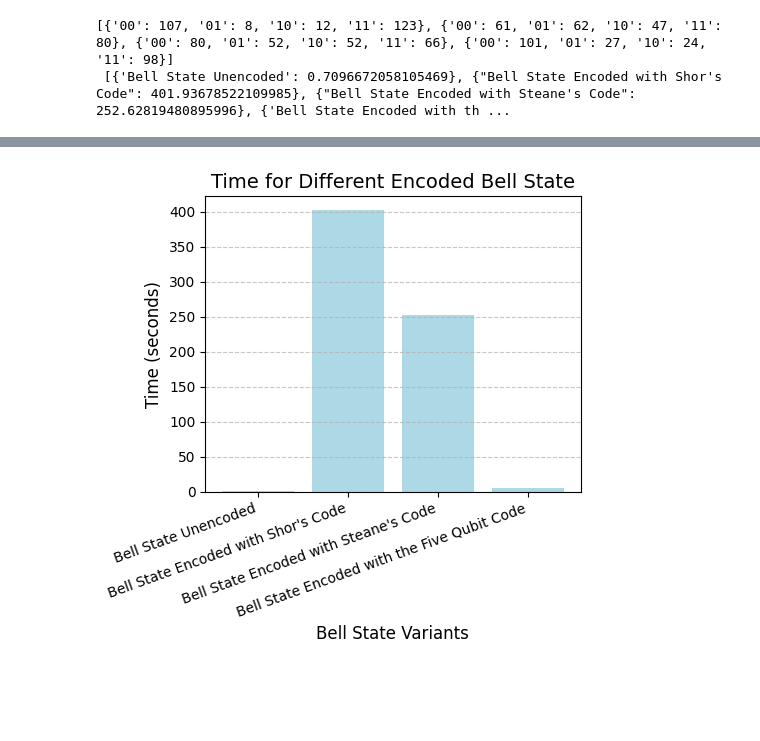
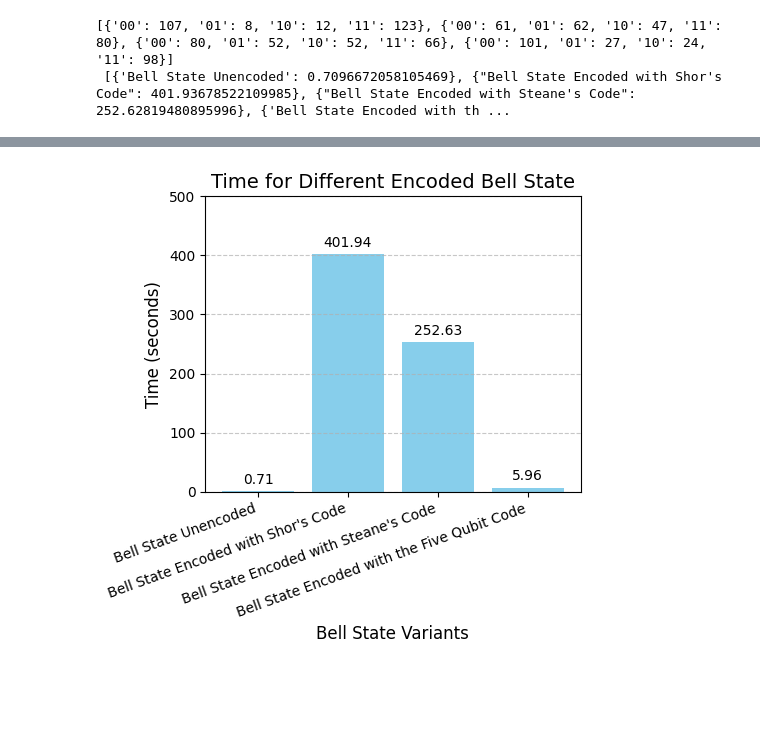
Before and after one commit to squid2010/ISEF2024-25, a Jupyter notebook: main.ipynb, the cells around one changed output, grey strips where cells are left out. Cells and saved outputs as stored; diff of their text form; code cells hidden in the pictures.

```diff
--- a/main.ipynb
+++ b/main.ipynb
@@ -116,28 +163,42 @@ plot_histogram(results, filename="Results/all.png")
 # %%
 names = [list(item.keys())[0] for item in time]
 times = [list(item.values())[0] for item in time]
 
 # Plot the bar chart
 plt.figure(figsize=(5, 5))  # Adjust size as needed
-plt.bar(names, times, color='lightblue')
+bars = plt.bar(names, times, color='skyblue')
+plt.ylim(0, 500)  # Set max y-value to 500
 
+# Add value annotations above bars
+for bar in bars:
+    height = bar.get_height()
+    plt.text(
+        bar.get_x() + bar.get_width() / 2,
+        height + max(times) * 0.02,  # Slightly above the bar
+        f'{height:.2f}',  # Format the time with 2 decimal places
+        ha='center',
+        va='bottom',
+        fontsize=10
+    )
+
+plt.ylim(0, 500)  # Set max y-value to 500
 
 # Add labels and title
 plt.xlabel('Bell State Variants', fontsize=12)
 plt.ylabel('Time (seconds)', fontsize=12)
 plt.title('Time for Different Encoded Bell State', fontsize=14)
 plt.xticks(rotation=20, ha='right', fontsize=10)  # Rotate labels for readability
 
 # Show gridlines
 plt.grid(axis='y', linestyle='--', alpha=0.7)
 
 # Show the plot
 plt.tight_layout()  # Adjust layout to prevent label cutoff
 plt.savefig('Results/time.png')
 plt.show()
 plt.close()
 # %% [output]
-[figure, old version]
+[figure, new version]
 # %% [markdown]
 <h3 style="color:white">
     Quantum Computer
```
Also changed, not shown: parts of 1 cell of this notebook, 2 other files.
